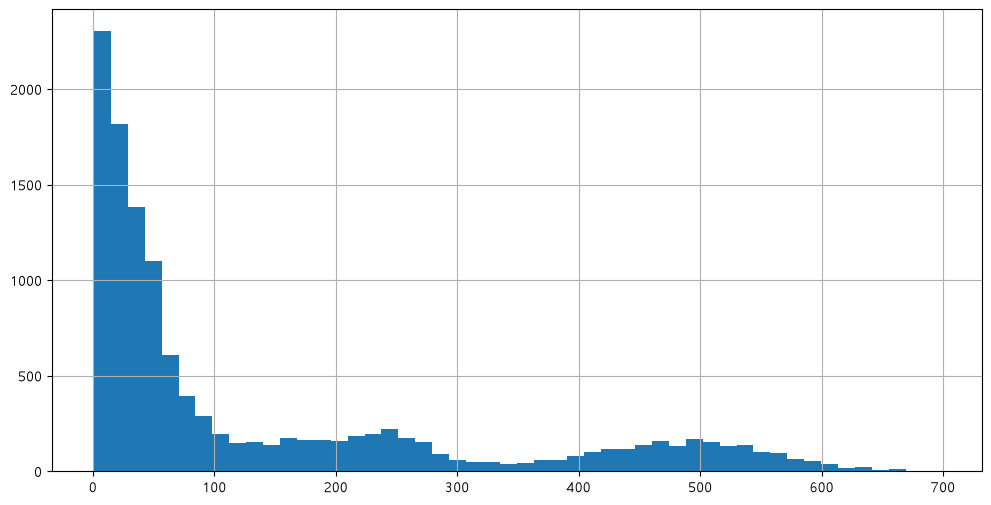
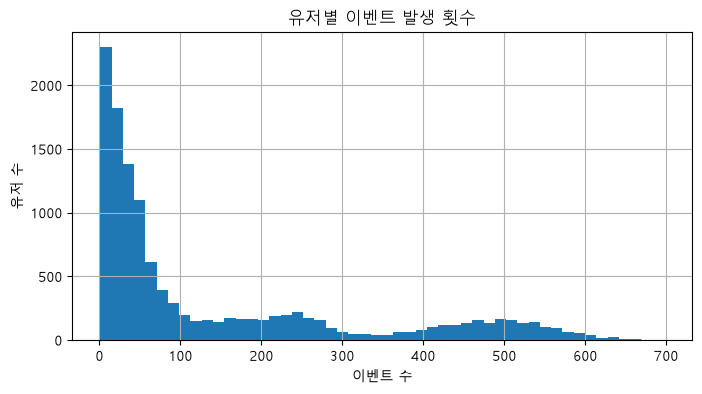
The change to this notebook cell's code, shown as a diff; its figure went from the first image to the second:
--- before
+++ after
@@ -1,5 +1,6 @@
-event_df['User_ID'].value_counts().head(10)
+display(event_df['User_ID'].value_counts().head(10))
+
+plt.figure(figsize=(8,4))
 event_df['User_ID'].value_counts().hist(bins=50)
-plt.figure(figsize=(8,4))
 
 plt.title('유저별 이벤트 발생 횟수')

Commit: 혜림 eda